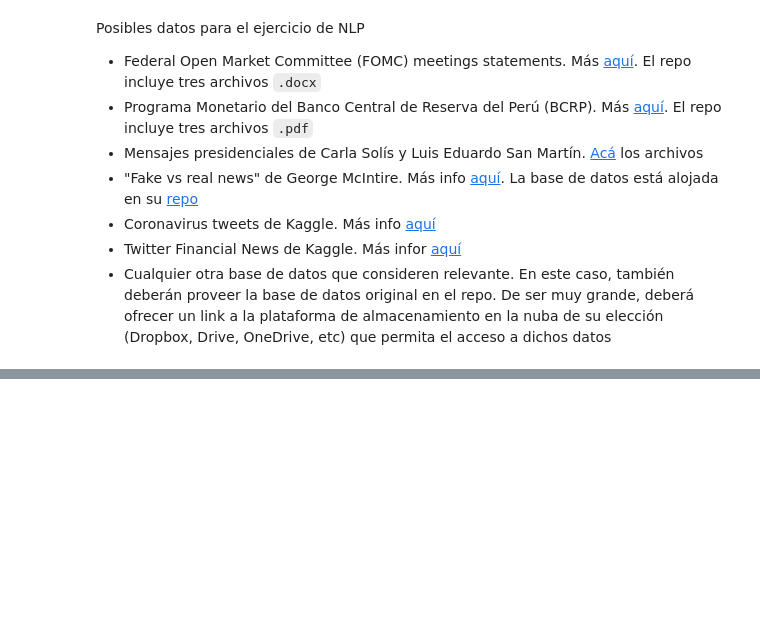
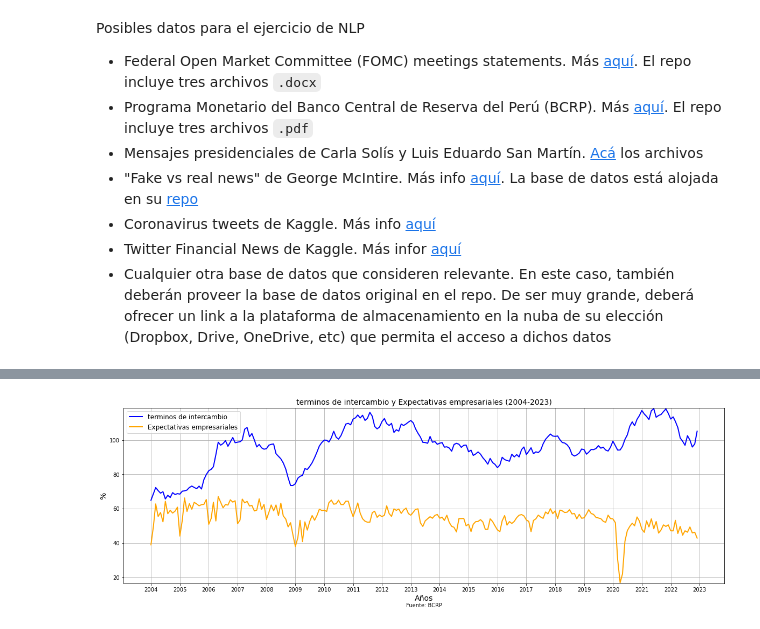
Before and after one commit to qlab-intro-python/proyecto-final-proyecto_final_canales_torres, a Jupyter notebook: proyecto_final_plantilla.ipynb, the cells around one changed output, grey strips where cells are left out. Cells and saved outputs as stored; diff of their text form; code cells hidden in the pictures; blank space fills up the shorter version.

```diff
--- a/proyecto_final_plantilla.ipynb
+++ b/proyecto_final_plantilla.ipynb
@@ -58,0 +219,44 @@ Posibles datos para el ejercicio de NLP
+# %%
+import matplotlib.pyplot as plt
+import matplotlib.dates as mdates
+
+#Ahora juntaremos los gráficos de las tasa de interés y las expectativas empresariales totales:
+# 1. Filtramos los DataFrames para incluir solo los datos a partir del año 2003
+df_tasas = df_tasas[df_tasas['month & year'].dt.year >= 2004]
+df_expectativas = df_expectativas[df_expectativas['month & year'].dt.year >= 2004]
+
+# 2. Ahora juntamos los gráficos de las tasas de referencial y las expectativas macroeconómicas:
+df4 = df_tasas.merge(df_expectativas, on='month & year')
+
+# 3. Creamos la figura y los ejes
+fig, ax = plt.subplots(figsize=(20, 6))
+
+# 4. Dibujamos las líneas
+ax.plot(df4['month & year'], df4['terminos de intercambio'], color='blue', linewidth=2, label='terminos de intercambio')
+ax.plot(df4['month & year'], df4['expectativas empresariales'], color='orange', linewidth=2, label='Expectativas empresariales')
+
+# 5. Configuramos las etiquetas de los ejes y el título del gráfico
+ax.set_xlabel('Años', fontsize=14)
+ax.set_ylabel('%', fontsize=14)
+ax.set_title('terminos de intercambio y Expectativas empresariales (2004-2023)', fontsize=14)
+
+# 6. Configuramos el formato de las fechas en el eje x
+ax.xaxis.set_major_locator(mdates.YearLocator())
+ax.xaxis.set_major_formatter(mdates.DateFormatter('%Y'))
+
+# 7. Añadimos la leyenda
+ax.legend(fontsize=12)
+
+# 8. Añadimos una cuadrícula para facilitar la lectura del gráfico
+ax.grid(True)
+
+# 9. Ajustamos los límites del eje y para que haya un poco de espacio por encima y por debajo de las líneas
+ax.set_ylim([min(min(df4['terminos de intercambio']), min(df4['expectativas empresariales'])) - 0.5,
+             max(max(df4['terminos de intercambio']), max(df4['expectativas empresariales'])) + 0.5])
+
+plt.text(0.5, -0.125, 'Fuente: BCRP', ha='center', va='center', transform=plt.gca().transAxes)
+
+# 10. Mostramos el gráfico
+plt.show()
+# %% [output]
+[figure, added]
```
Also changed, not shown: parts of 6 cells of this notebook.
